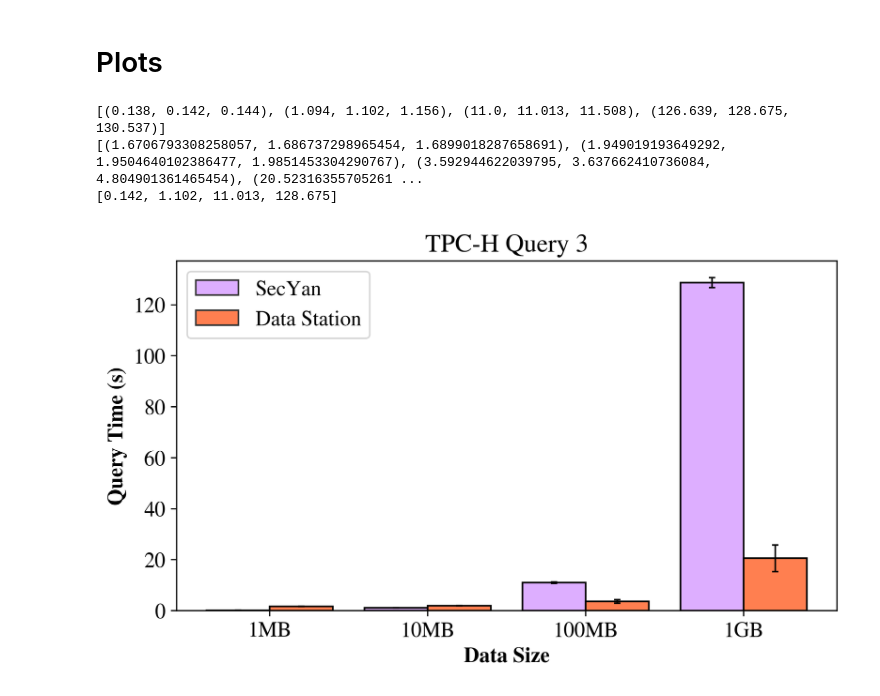
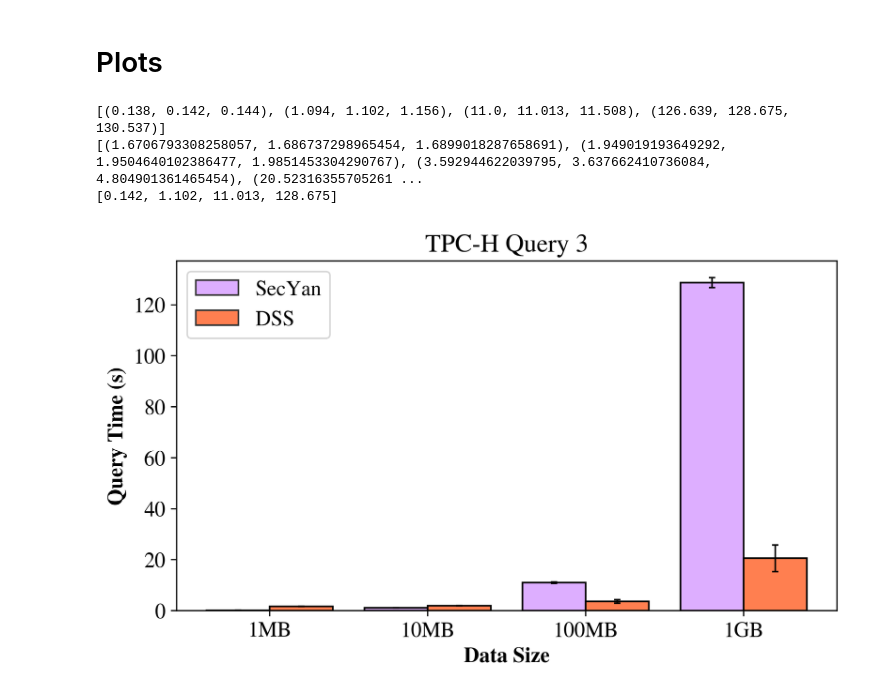
Before and after one commit to TheDataStation/datastation-escrow, a Jupyter notebook: data_comparisons/secyan/secyan_data_parsing.ipynb, the cells around one changed output. Saved outputs shown, nothing was run; the diff lists cells and outputs as text; code cells hidden in the pictures.

```diff
--- a/data_comparisons/secyan/secyan_data_parsing.ipynb
+++ b/data_comparisons/secyan/secyan_data_parsing.ipynb
@@ -187,40 +187,40 @@ plt.bar(x=X_axis-width/2,width=width,height=medians_left,yerr=stdev_left,
         color='none'
         )
 
-plt.bar(x=X_axis+width/2,width=width,height=medians_right,label="Data Station",
+plt.bar(x=X_axis+width/2,width=width,height=medians_right,label="DSS",
 #         # edgecolor=colors_right[i],
 #         # edgecolor=[.2,.2,.2],
 #         # alpha=0.8,
 #         # label=labels_left[i],
 #         # color='none',
 #         # color=colors_right[i],
         edgecolor=[0.2,0.2,0.2],
 #         # hatch="...",
         color='coral'
         )
 
 plt.bar(x=X_axis+width/2,width=width,height=medians_right,yerr=stdev_right,
         edgecolor='black',
         error_kw={"elinewidth":1,"capsize":2,"capthick":1},
         color='none'
         )
 # plt.yscale("log")
 
 plt.xlabel("Data Size", fontweight="bold")
 plt.ylabel("Query Time (s)", fontweight="bold")
 plt.title("TPC-H Query 3")
 plt.legend()
 
 plt.xticks(X_axis, [col.name for col in data_right])
 
 plt.savefig("q3.pdf", bbox_inches='tight')
 
 plt.show()
 # %% [output]
 [(0.138, 0.142, 0.144), (1.094, 1.102, 1.156), (11.0, 11.013, 11.508), (126.639, 128.675, 130.537)]
 [(1.6706793308258057, 1.686737298965454, 1.6899018287658691), (1.949019193649292, 1.9504640102386477, 1.9851453304290767), (3.592944622039795, 3.637662410736084, 4.804901361465454), (20.52316355705261 ...
 [0.142, 1.102, 11.013, 128.675]
-[figure, old version]
+[figure, new version]
 # %%
 # TPC-H Query 10
 data_left = secyan_dict[1]
```
Also changed, not shown: parts of 5 cells of this notebook, 6 other files.
